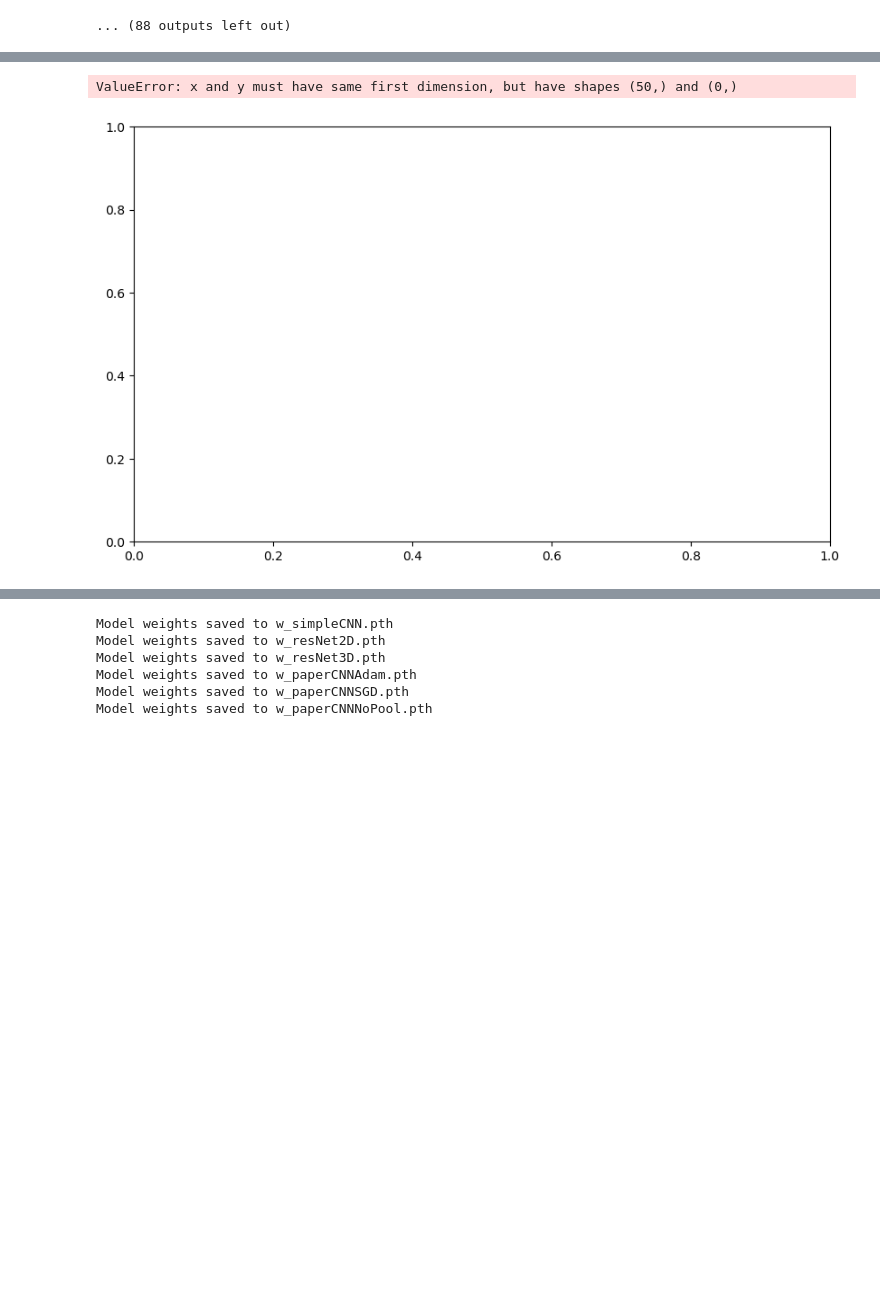
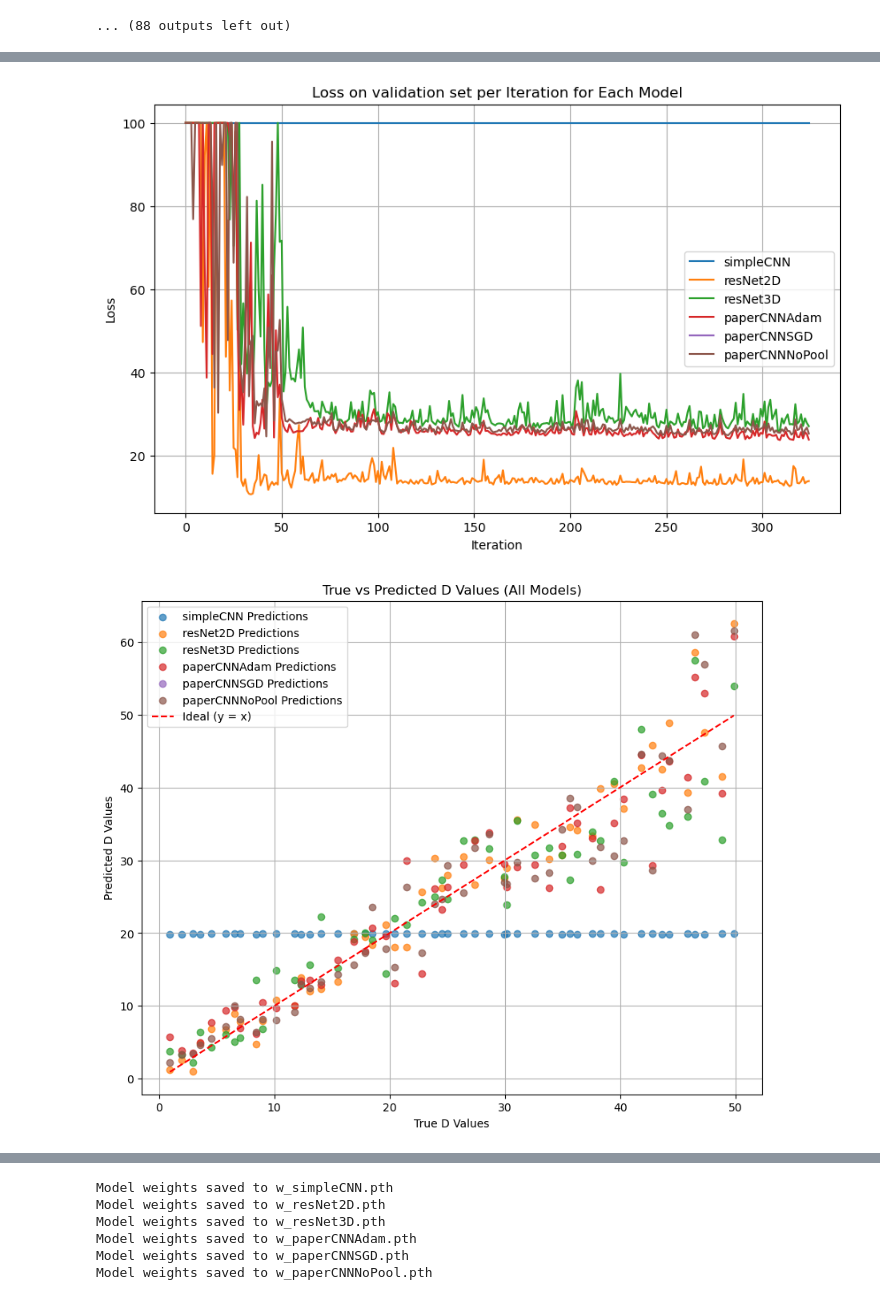
Before and after one commit to CS-433/ml-project-2-big-burger, a Jupyter notebook: ModelTrainPipeline.ipynb, the cells around one changed output, grey strips where cells are left out. Drawn from its saved outputs; the diff is of its cells as text; code cells hidden in the pictures; blank space fills up the shorter version.

```diff
--- a/ModelTrainPipeline.ipynb
+++ b/ModelTrainPipeline.ipynb
@@ -48,7 +48,7 @@ Using device: cpu
 # Models used in a dictionnary comprehension.
 # To add  anew model, simply add it to the list with the wanted train fct
 
-lr = 0.001
+lr = 0.000001
 models_params = {
     "simpleCNN": {"class": SimpleCNN, "train_fct": train_model, "loaded_model": None, "criterion": nn.MSELoss(), "optimizer" : "adam", "lr" : lr},
     "resNet2D": {"class": ResNet2D, "train_fct": train_model, "loaded_model": None, "criterion": nn.MSELoss(), "optimizer" : "adam", "lr" : lr},
@@ -121,8 +127,8 @@ val_trajs = np.load('validation_trajectories.npy')
 val_images, valDs = generateImagesAndEstimateDFromTrajs(val_trajs,n_val_im, nframes, npixel, factor_hr, nposframe, DGen, dt, fwhm_psf, pixelsize,flux, background, poisson_noise, gaussian_noise, normalizeValue)
 valDs = torch.tensor(valDs/1000, dtype=torch.float32, device=device)
 # %%
-epochs = 50
-N = 128 # Number of samples per iteration
+epochs = 250
+N = 256 # Number of samples per iteration
 verbose = False # print in console
 for i in range(epochs):
 
@@ -147,7 +153,7 @@ for i in range(epochs):
         optimizer = params["optimizer"]
         if(verbose):
             print("Training model:" , name)
-        trained_model, tr_loss_history = train_fct(model, images, estimatedDs, device, criterion, optimizer, epochs=2, batch_size=16)
+        trained_model, tr_loss_history = train_fct(model, images, estimatedDs, device, criterion, optimizer, epochs=1, batch_size=16)
         params["loaded_model"] = trained_model
 
         # Compute validation loss on fixed set of images
@@ -202,7 +213,7 @@ plt.tight_layout()
 # %%
 plt.figure(figsize=(10, 6))
 for model_name, losses in val_loss_histories.items():
-    plt.plot(range(1, totalEpochs + 1), np.clip(losses,0,800), label=model_name)
+    plt.plot(range(0, totalEpochs ), np.clip(losses,0,100), label=model_name)
 
 plt.xlabel('Iteration')
 plt.ylabel('Loss')
@@ -214,32 +225,32 @@ plt.show()
 plt.figure(figsize=(10, 8))
 
 # Iterate over all models to plot predictions vs true values
 for name, params in models_params.items():
     # Predictions and true values
     model = params["loaded_model"]
     model_preds = predict_diffusion_coefficients(model, val_images, device)
     valDs_tensor = torch.tensor(valDs, dtype=model_preds.dtype, device=model_preds.device)
 
     # Ensure predictions and true values are on the same device and flattened
     model_preds = model_preds.view(-1).cpu().numpy()  # Convert to numpy for plotting
     valDs_array = valDs_tensor.view(-1).cpu().numpy()  # Convert to numpy for plotting
 
     # Scatter plot for the current model
     plt.scatter(valDs_array, model_preds, alpha=0.7, label=f'{name} Predictions')
 
 # Plot the ideal line
 min_val, max_val = min(valDs_array), max(valDs_array)
 plt.plot([min_val, max_val], [min_val, max_val], 'r--', label='Ideal (y = x)')
 
 # Add plot details
 plt.title("True vs Predicted D Values (All Models)")
 plt.xlabel("True D Values")
 plt.ylabel("Predicted D Values")
 plt.legend()
 plt.grid(True)
 
 # Show the plot
 plt.show()
 # %% [output]
-ValueError: x and y must have same first dimension, but have shapes (50,) and (0,)
-[figure, old version]
+[figure, new version]
+[figure, added]
```
Also changed, not shown: parts of 4 cells of this notebook, 15 other files.
